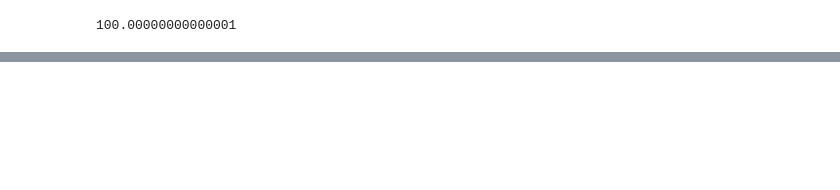
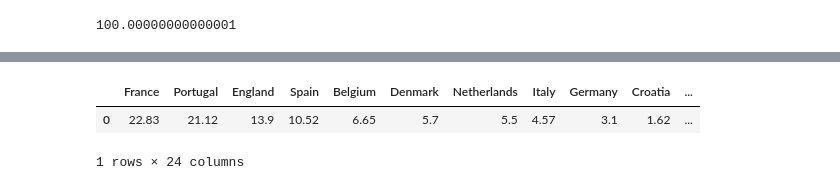
Before and after one commit to RobinDanz/euro2024-oracle, a Jupyter notebook: playground.ipynb, the cells around one changed output, grey strips where cells are left out. Cells and saved outputs as stored; diff of their text form; code cells hidden in the pictures; blank space fills up the shorter version.

```diff
--- a/playground.ipynb
+++ b/playground.ipynb
@@ -499,3 +478,11 @@ Latency: 3512.490844964981
 print(sum(stat_team.values()))
 # %% [output]
 100.00000000000001
+# %%
+results = {'France': [22.83], 'Portugal': [21.12], 'England': [13.9], 'Spain': [10.52], 'Belgium': [6.65], 'Denmark': [5.7], 'Netherlands': [5.5], 'Italy': [4.57], 'Germany': [3.1], 'Croatia': [1.62], 'Hungary': [1.58], 'Austria': [0.97], 'Czech Republic': [0.73], 'Serbia': [0.67], 'Scotland': [0.35], 'Switzerland': [0.08], 'Slovakia': [0.08], 'Turkey': [0.03], 'Albania': [0.0], 'Slovenia': [0.0], 'Poland': [0.0], 'Romania': [0.0], 'Iceland': [0.0], 'Greece': [0.0]}
+# print(len(list(mcolors.CSS4_COLORS)))
+#name_colors = sorted(mcolors.CSS4_COLORS, key=lambda c: tuple(mcolors.rgb_to_hsv(mcolors.to_rgb(c))))
+#colors = [name_colors[i] for i in range(len(results.keys()))]
+
+colors = [(0, 1-i, i) for i in np.arange(0,1,1/len(results.keys()))]
+print(results)
@@ -501,0 +501,8 @@ print(sum(stat_team.values()))
+# %%
+
+df = pd.DataFrame(results)
+df
+# %% [output]
+|  | France | Portugal | England | Spain | Belgium | Denmark | Netherlands | Italy | Germany | Croatia | ... |
+| 0 | 22.83 | 21.12 | 13.9 | 10.52 | 6.65 | 5.7 | 5.5 | 4.57 | 3.1 | 1.62 | ... |
+1 rows × 24 columns
```
Also changed, not shown: parts of 5 cells of this notebook.
